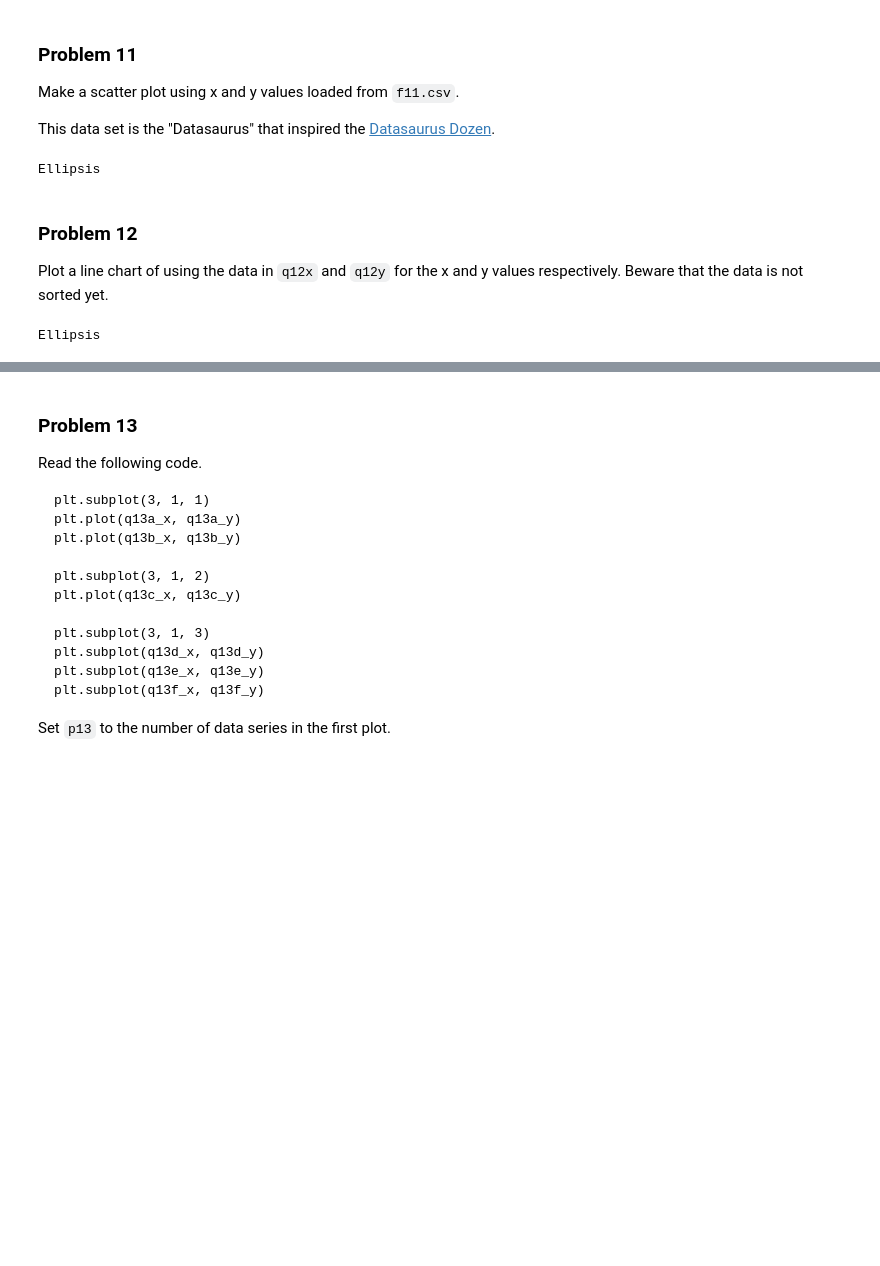
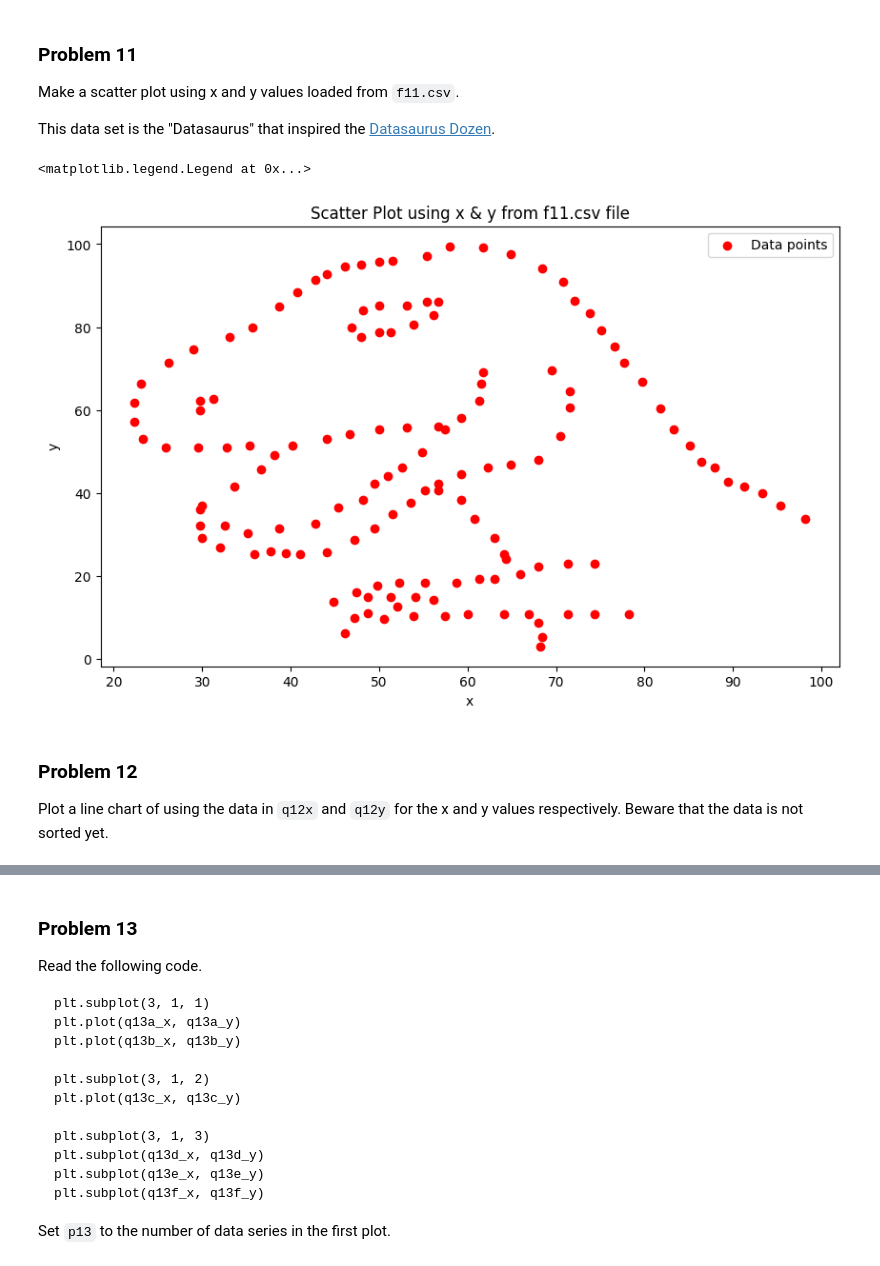
Before and after one commit to jasser-dh/dx602-homework-05, a Jupyter notebook: homework.ipynb, the cells around one changed output, grey strips where cells are left out. Saved outputs shown, nothing was run; the diff lists cells and outputs as text; code cells hidden in the pictures; blank space fills up the shorter version.

```diff
--- a/homework.ipynb
+++ b/homework.ipynb
@@ -354,12 +354,32 @@ plt.legend()
 Make a scatter plot using x and y values loaded from `f11.csv`.
 
 This data set is the "Datasaurus" that inspired the [Datasaurus Dozen](https://www.research.autodesk.com/publications/same-stats-different-graphs/).
-# %%
-# YOUR CHANGES HERE
-
-...
-# %% [output]
-Ellipsis
+# %%
+# YOUR CHANGES HERE
+
+import csv
+
+with open('f11.csv', newline='') as csvfile:
+    reader = csv.DictReader(csvfile)
+    f11_data = list(reader)
+
+column_x = []
+column_y = []
+
+for row in f11_data:
+    column_x.append(float(row['x']))
+    column_y.append(float(row['y']))
+
+# Create the scatter plot using x and y from f11.csv file
+plt.figure(figsize=(10, 6))
+plt.scatter(column_x, column_y, color='red', marker='o', label='Data points')
+plt.xlabel('x')
+plt.ylabel('y')
+plt.title('Scatter Plot using x & y from f11.csv file')
+plt.legend()
+# %% [output]
+<matplotlib.legend.Legend at 0x...>
+[figure, added]
 # %% [markdown]
 ### Problem 12
 
@@ -370,9 +390,3 @@ Beware that the data is not sorted yet.
 
 q12x = [1, 9, 5, 7, 8, 2, 0, 3, 6, 4]
 q12y = [x**2 + 1 for x in q12x]
-# %%
-# YOUR CHANGES HERE
-
-...
-# %% [output]
-Ellipsis
```
Also changed, not shown: parts of 5 cells of this notebook, 1 other file.
